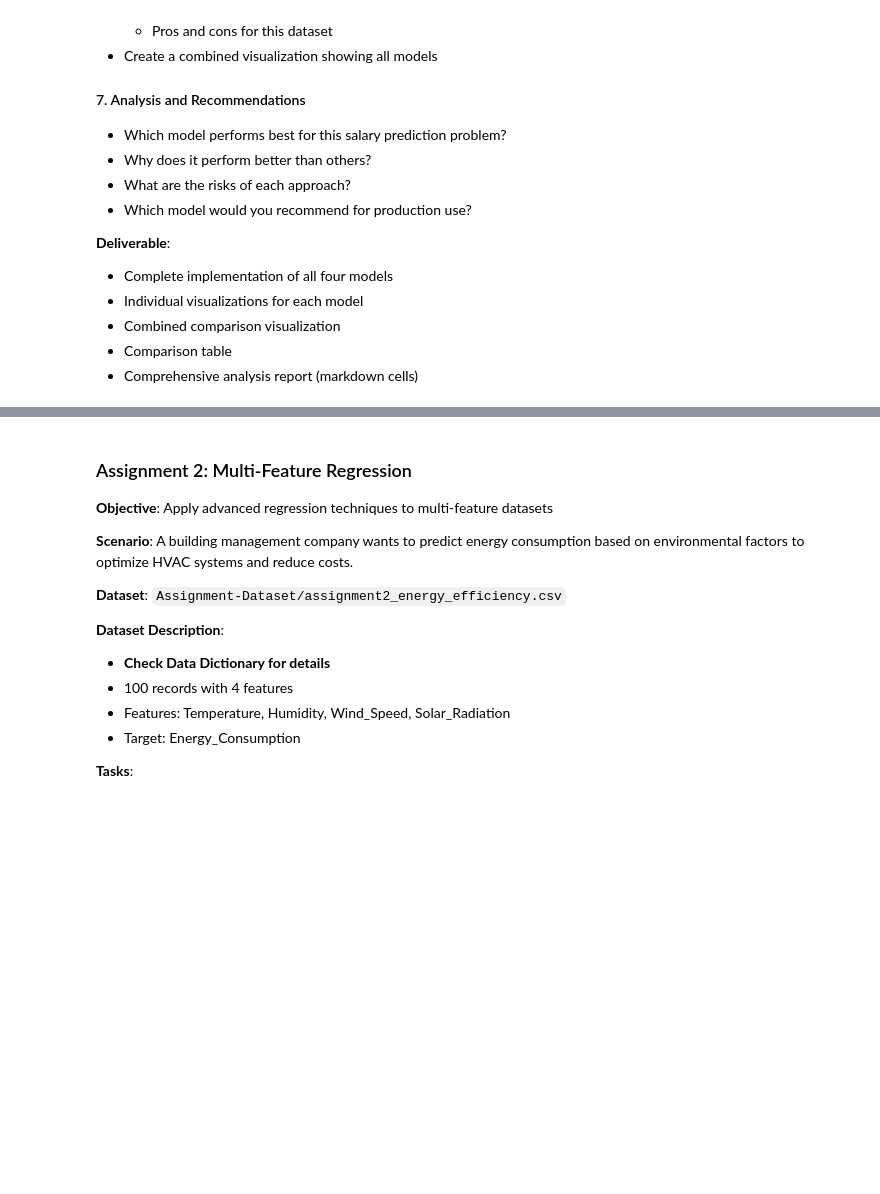
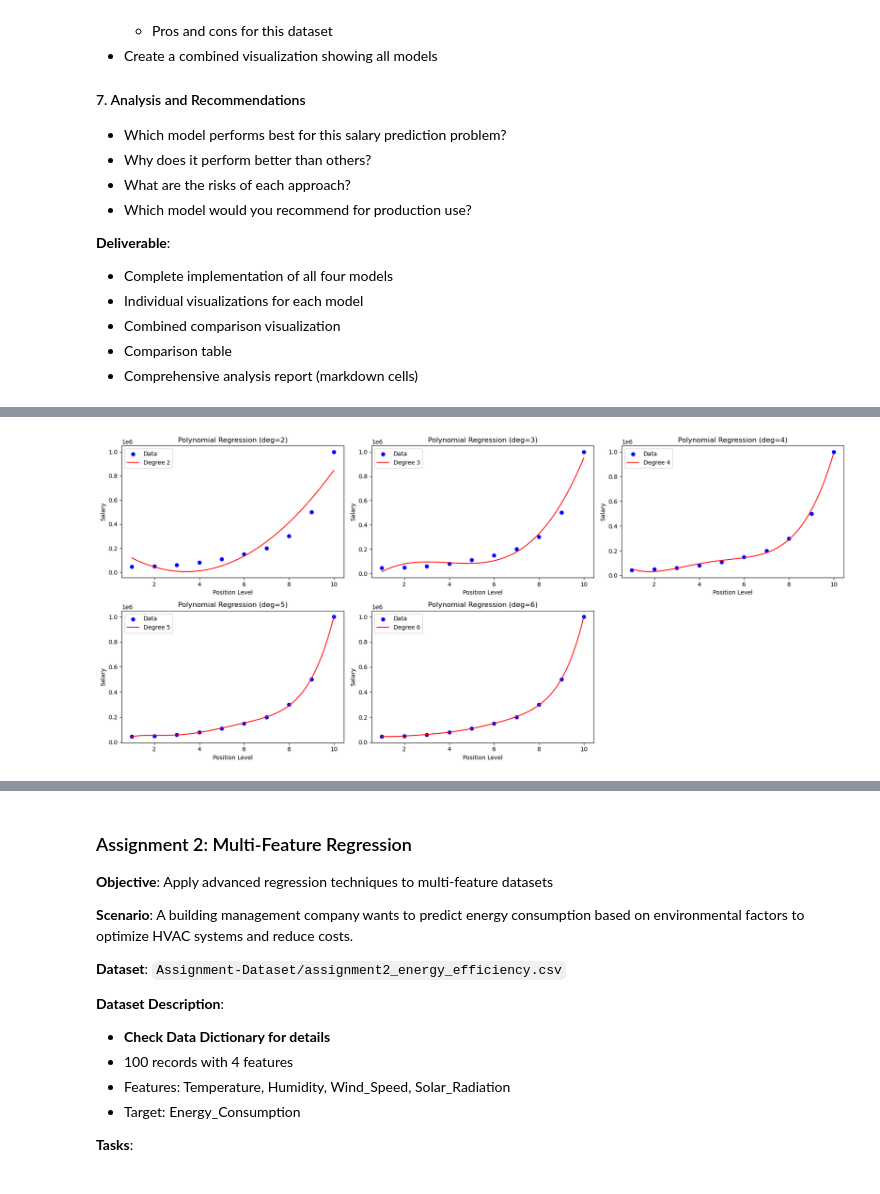
Before and after one commit to Blessing-Ekeh/dataraflow-week15-supervised-learning, a Jupyter notebook: Take Home (1).ipynb, the cells around one changed output, grey strips where cells are left out. Cells and saved outputs as stored; diff of their text form; code cells hidden in the pictures; blank space fills up the shorter version.

```diff
--- a/Take Home (1).ipynb
+++ b/Take Home (1).ipynb
@@ -483,0 +601,61 @@ Decision tree regression is advantageous for this type of data because it makes
+# %%
+#--- Visualize for all 5 PR MODELS side by side ---
+# Generate smooth range for plotting
+X_range = np.linspace(min(X), max(X), 100).reshape(-1,1)
+
+# Create subplots: 3 in first row, 2 in second row
+fig, axes = plt.subplots(2, 3, figsize=(18,8))
+axes = axes.flatten()
+
+# Degree 2
+y_pred2 = lin_reg2.predict(poly_reg2.transform(X_range))
+axes[0].scatter(X, Y, color='blue', label='Data')
+axes[0].plot(X_range, y_pred2, color='red', label='Degree 2')
+axes[0].set_title('Polynomial Regression (deg=2)')
+axes[0].set_xlabel('Position Level')
+axes[0].set_ylabel('Salary')
+axes[0].legend()
+
+# Degree 3
+y_pred3 = lin_reg3.predict(poly_reg3.transform(X_range))
+axes[1].scatter(X, Y, color='blue', label='Data')
+axes[1].plot(X_range, y_pred3, color='red', label='Degree 3')
+axes[1].set_title('Polynomial Regression (deg=3)')
+axes[1].set_xlabel('Position Level')
+axes[1].set_ylabel('Salary')
+axes[1].legend()
+
+# Degree 4
+y_pred4 = lin_reg4.predict(poly_reg4.transform(X_range))
+axes[2].scatter(X, Y, color='blue', label='Data')
+axes[2].plot(X_range, y_pred4, color='red', label='Degree 4')
+axes[2].set_title('Polynomial Regression (deg=4)')
+axes[2].set_xlabel('Position Level')
+axes[2].set_ylabel('Salary')
+axes[2].legend()
+
+# Degree 5
+y_pred5 = lin_reg5.predict(poly_reg5.transform(X_range))
+axes[3].scatter(X, Y, color='blue', label='Data')
+axes[3].plot(X_range, y_pred5, color='red', label='Degree 5')
+axes[3].set_title('Polynomial Regression (deg=5)')
+axes[3].set_xlabel('Position Level')
+axes[3].set_ylabel('Salary')
+axes[3].legend()
+
+# Degree 6
+y_pred6 = lin_reg6.predict(poly_reg6.transform(X_range))
+axes[4].scatter(X, Y, color='blue', label='Data')
+axes[4].plot(X_range, y_pred6, color='red', label='Degree 6')
+axes[4].set_title('Polynomial Regression (deg=6)')
+axes[4].set_xlabel('Position Level')
+axes[4].set_ylabel('Salary')
+axes[4].legend()
+
+# Hide the unused subplot (last one in 2x3 grid)
+fig.delaxes(axes[-1])
+
+plt.tight_layout()
+plt.show()
+# %% [output]
+[figure, added]
```
Also changed, not shown: parts of 33 cells of this notebook, 1 other file.
